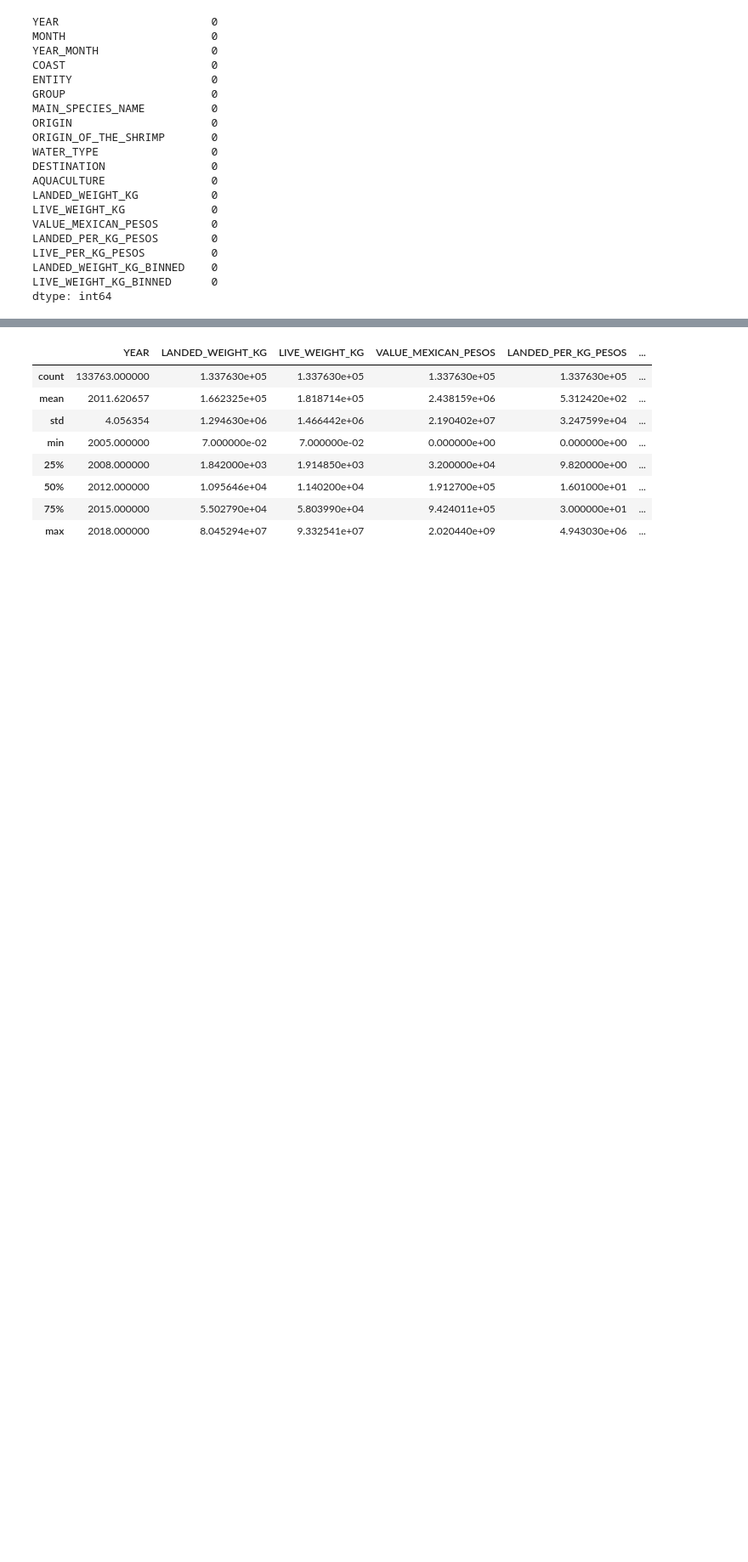
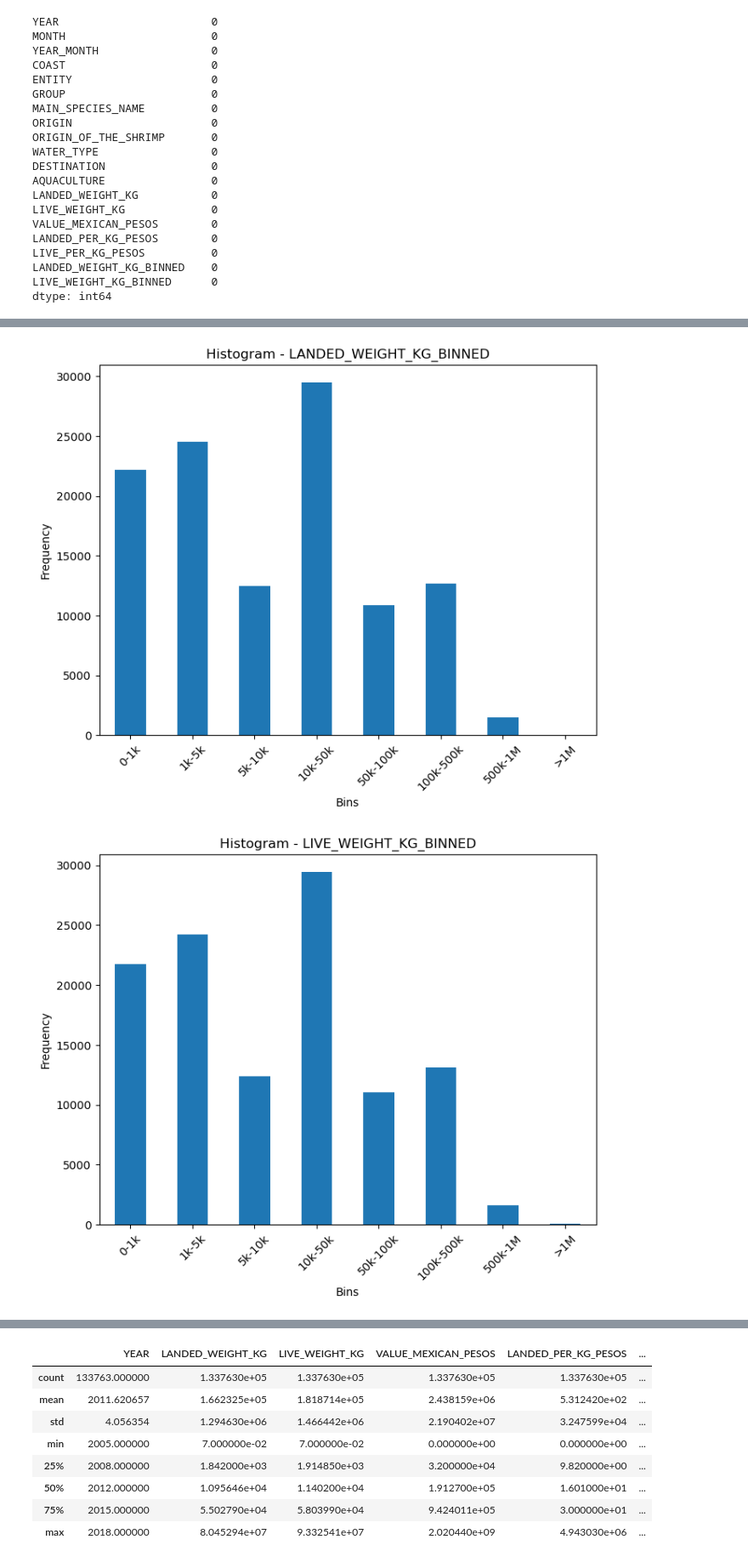
Before and after one commit to abdjmk/m-fishprice-prediction, a Jupyter notebook: work.ipynb, the cells around one changed output, grey strips where cells are left out. Shown at 85% size. Cells and saved outputs as stored; diff of their text form; code cells hidden in the pictures; blank space fills up the shorter version.

```diff
--- a/work.ipynb
+++ b/work.ipynb
@@ -395,0 +478,41 @@ dtype: int64
+# %%
+# LANDED_WEIGHT_KG
+# set up the bin boundaries and labels
+bins = [0, 1000, 5000, 10000, 50000, 100000, 500000, 1000000, dt2['LANDED_WEIGHT_KG'].max()]
+labels = ['0-1k', '1k-5k', '5k-10k', '10k-50k', '50k-100k', '100k-500k', '500k-1M', '>1M']
+
+# bin the data and create a new column with the assigned bin labels
+dt2.loc[:, 'LANDED_WEIGHT_KG_BINNED'] = pd.cut(dt2['LANDED_WEIGHT_KG'], bins=bins, labels=labels)
+
+# LIVE_WEIGHT_KG
+# set up the bin boundaries and labels
+bins = [0, 1000, 5000, 10000, 50000, 100000, 500000, 1000000, dt2['LIVE_WEIGHT_KG'].max()]
+labels = ['0-1k', '1k-5k', '5k-10k', '10k-50k', '50k-100k', '100k-500k', '500k-1M', '>1M']
+
+# bin the data and create a new column with the assigned bin labels
+dt2.loc[:,'LIVE_WEIGHT_KG_BINNED'] = pd.cut(dt2['LIVE_WEIGHT_KG'], bins=bins, labels=labels)
+
+#VALUE_MEXICAN_PESOS
+# set up the bin boundaries and labels
+bins = [0, 1000, 5000, 10000, 50000, 100000, 500000, 1000000, dt2['VALUE_MEXICAN_PESOS'].max()]
+labels = ['0-1k', '1k-5k', '5k-10k', '10k-50k', '50k-100k', '100k-500k', '500k-1M', '>1M']
+
+# bin the data and create a new column with the assigned bin labels
+dt2.loc[:,'VALUE_MEXICAN_PESOS_BINNED'] = pd.cut(dt2['VALUE_MEXICAN_PESOS'], bins=bins, labels=labels)
+
+# Define the binned columns and their corresponding titles
+binned_columns = ['LANDED_WEIGHT_KG_BINNED', 'LIVE_WEIGHT_KG_BINNED', 'VALUE_MEXICAN_PESOS_BINNED']
+column_titles = ['Histogram - LANDED_WEIGHT_KG_BINNED', 'Histogram - LIVE_WEIGHT_KG_BINNED', 'Histogram - VALUE_MEXICAN_PESOS_BINNED']
+
+# Plot histograms for each binned column
+for column, title in zip(binned_columns, column_titles):
+    plt.figure(figsize=(8, 6))
+    dt2[column].value_counts().sort_index().plot(kind='bar')
+    plt.title(title)
+    plt.xlabel('Bins')
+    plt.ylabel('Frequency')
+    plt.xticks(rotation=45)
+    plt.show()
+# %% [output]
+[figure, added]
+[figure, added]
```
Also changed, not shown: parts of 11 cells of this notebook, 3 other files.
